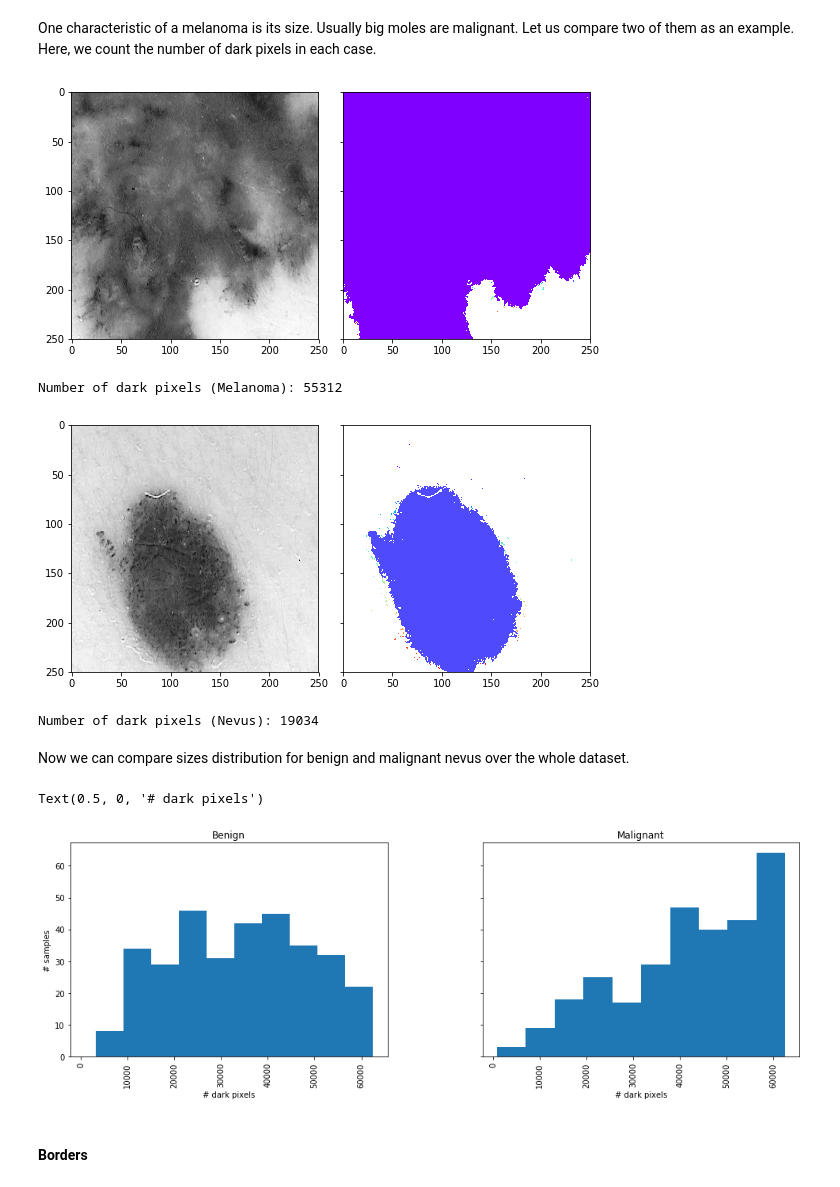
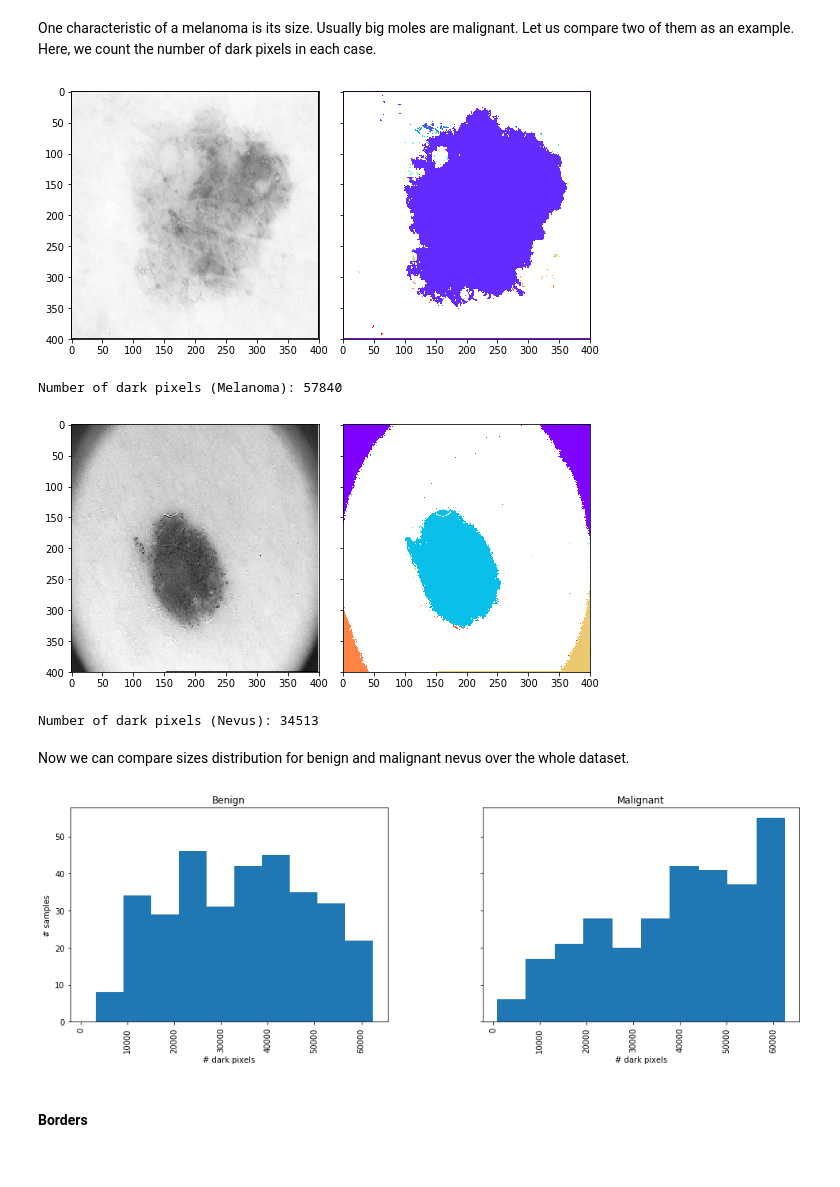
Before and after one commit to jeanbabs/Melanoma_detection, a Jupyter notebook: Melanoma_starting_kit.ipynb, the cells around one changed output. Drawn from its saved outputs; the diff is of its cells as text; code cells hidden in the pictures.

```diff
--- a/Melanoma_starting_kit.ipynb
+++ b/Melanoma_starting_kit.ipynb
@@ -91,8 +86,8 @@ import pandas as pd
 import matplotlib.pyplot as plt
 %matplotlib inline
 # %%
-X_train =  np.load("data/data_train/data_train.npy")
-X_test =  np.load("data/data_test/data_test.npy")
+X_train =  np.load("data/data_train.npy")
+X_test =  np.load("data/data_test.npy")
 
 print("The training data is made of {} images of {} x {} pixels".format(
     *X_train.shape))
@@ -119,5 +114,5 @@ fig.tight_layout()
 # %%
-df = pd.read_csv("data/data_train/data_train_labels.csv")
-ff = pd.read_csv("data/data_test/data_test_labels.csv")
+df = pd.read_csv("data/data_train_labels.csv")
+ff = pd.read_csv("data/data_test_labels.csv")
 y_train = np.array(df["label"])
 y_test = np.array(ff["label"])
@@ -201,35 +160,40 @@ def count_dark_pixels(img):
 
     return blobs
 # %%
-print('Number of dark pixels (Melanoma):', np.sum(count_dark_pixels(croped_melanoma)))
+print('Number of dark pixels (Melanoma):', np.sum(count_dark_pixels(X_train[515])))
 # %% [output]
-[figure, old version]
+[figure, new version]
-Number of dark pixels (Melanoma): 55312
+Number of dark pixels (Melanoma): 57840
 # %%
-print('Number of dark pixels (Nevus):', np.sum(count_dark_pixels(croped_nevus)))
+print('Number of dark pixels (Nevus):', np.sum(count_dark_pixels(X_train[10])))
 # %% [output]
-[figure, old version]
+[figure, new version]
-Number of dark pixels (Nevus): 19034
+Number of dark pixels (Nevus): 34513
 # %% [markdown]
 Now we can compare sizes distribution for benign and malignant nevus over the whole dataset.
 # %%
 blobs_array = np.zeros((X_train.shape[0]))
+# as the border of the picture is sometimes dark
+# we plot the distribution of dark pixels only for a croped image
 for i,x in enumerate(X_train):
-    croped = crop_center(x, 250, 250)
-    blobs_array[i] = np.sum(croped < threshold)
+    w, h = x.shape
+    startx = h // 2-(250 // 2)
+    starty = w // 2-(250 // 2)
+    x = x[starty:starty + 250, startx:startx + 250]
+    blobs_array[i] = np.sum(x < threshold)
 
 df['cnt_dark_pixel'] = pd.Series(blobs_array)
 
 fig, axes = plt.subplots(1, 2, sharex=True, sharey=True, figsize=(16, 5))
 df.hist(column='cnt_dark_pixel', by='label', ax=axes)
 axes[0].set_title(labels_name[0])
 axes[0].set_xlabel('# dark pixels')
 axes[0].set_ylabel('# samples')
 axes[1].set_title(labels_name[1])
 axes[1].set_xlabel('# dark pixels')
+plt.show()
 # %% [output]
-Text(0.5, 0, '# dark pixels')
-[figure, old version]
+[figure, new version]
 # %% [markdown]
 #### Borders
 # %% [markdown]
```
Also changed, not shown: parts of 30 cells of this notebook.
